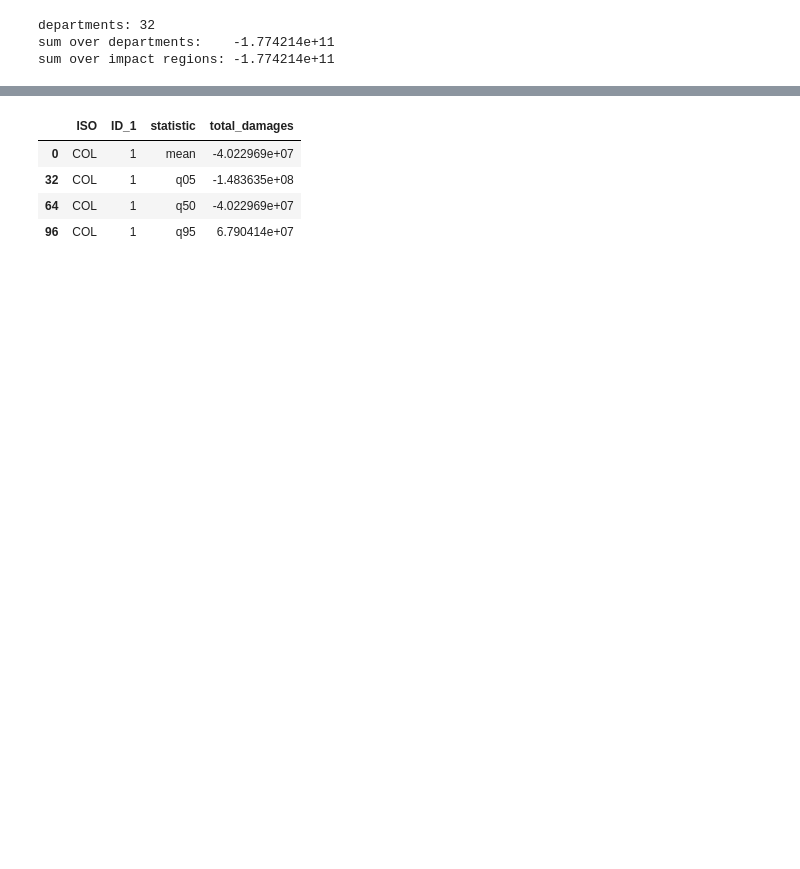
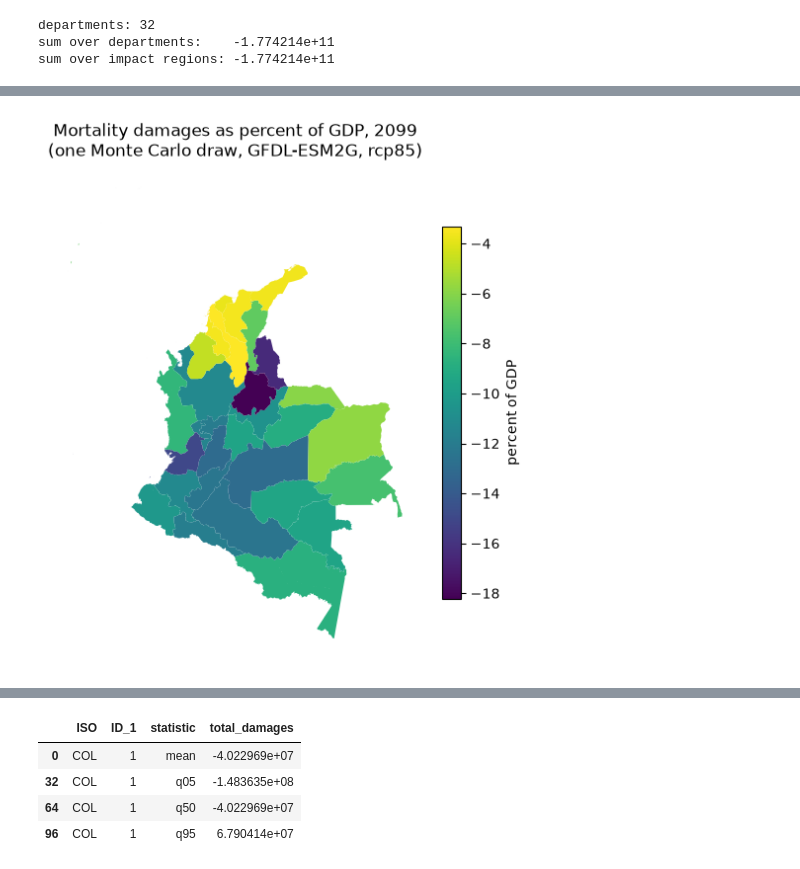
Before and after one commit to ClimateImpactLab/cil_regionalization, a Jupyter notebook: examples/aggregation/aggregation_colombia.ipynb, the cells around one changed output, grey strips where cells are left out. Cells and saved outputs as stored; diff of their text form; code cells hidden in the pictures; blank space fills up the shorter version.

Commit message:
Add percent of GDP to notebook and plain-language prose pass

```diff
--- a/examples/aggregation/aggregation_colombia.ipynb
+++ b/examples/aggregation/aggregation_colombia.ipynb
@@ -92,0 +100,16 @@ more; a full run pools hundreds.
+# %%
+both = cilreg.read_netcdf_leaf(
+    LEAF_DIR / "mortality_damages_IR_batch.nc4",
+    variables=["total_damages", "gdp"], region_dim="region", region_col="hierid",
+)
+
+pct = cilreg.apply_weights(
+    weights, both,
+    kind="ratio", weight="pop",
+    value_col="total_damages", denominator_col="gdp",
+    data_version=DATA_VERSION, restrict_to_sources=col_regions,
+).frame
+
+p99 = pct[pct["year"] == 2099].copy()
+p99["pct_gdp"] = p99["total_damages"] * 100
+p99[["ISO", "ID_1", "pct_gdp"]].sort_values("pct_gdp").head(5)
@@ -92,0 +123,8 @@ more; a full run pools hundreds.
+# %%
+mp = shapes.merge(p99, on=["ISO", "ID_1"])
+ax = mp.plot(column="pct_gdp", legend=True, cmap="viridis", figsize=(6, 7),
+             legend_kwds={"label": "percent of GDP", "shrink": 0.7})
+ax.set_title("Mortality damages as percent of GDP, 2099\n(one Monte Carlo draw, GFDL-ESM2G, rcp85)")
+ax.set_axis_off()
+# %% [output]
+[figure, added]
```
Also changed, not shown: parts of 12 cells of this notebook, 16 other files.
